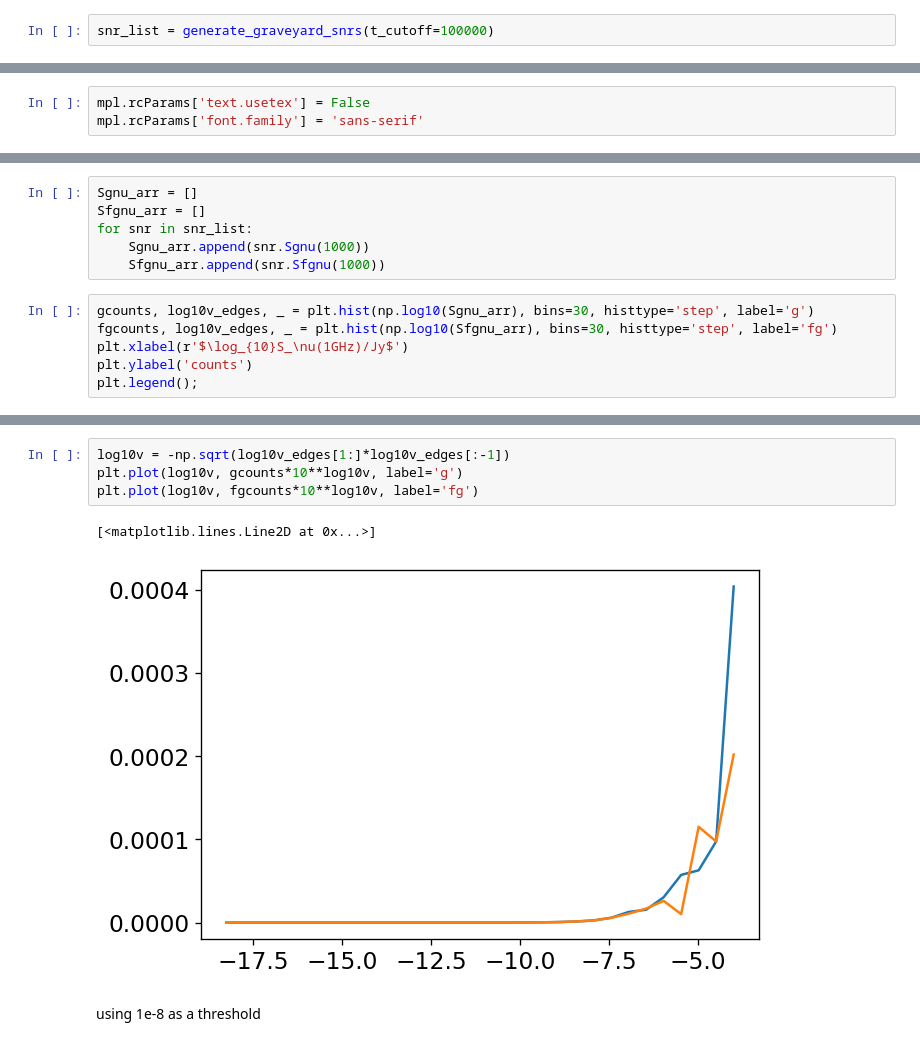
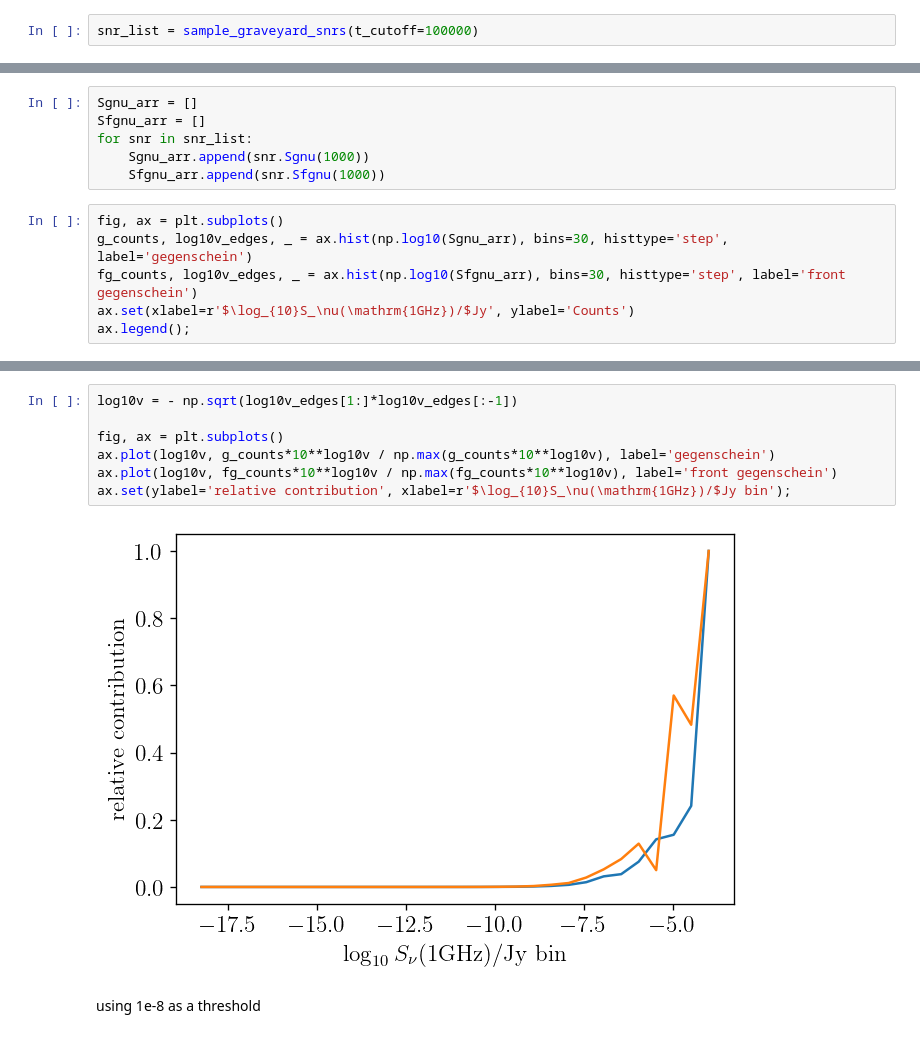
Before and after one commit to yitiansun/axion-mirror, a Jupyter notebook: notebooks/snr_graveyard.ipynb, the cells around one changed output, grey strips where cells are left out. Saved outputs shown, nothing was run; the diff lists cells and outputs as text.

Commit message:
putting things in the graveyard

```diff
--- a/notebooks/snr_graveyard.ipynb
+++ b/notebooks/snr_graveyard.ipynb
@@ -402,3 +260,3 @@ def generate_graveyard_snrs(t_cutoff=100000, verbose=1):
 # %%
-snr_list = generate_graveyard_snrs(t_cutoff=100000)
+snr_list = sample_graveyard_snrs(t_cutoff=100000)
 # %% [output]
@@ -549,9 +401,6 @@ ax.legend();
 [figure]
 # %% [markdown]
 ## 9. When to include in calculation
-# %%
-mpl.rcParams['text.usetex'] = False
-mpl.rcParams['font.family'] = 'sans-serif'
 # %%
 snr_list = load_snr_list(f"../data/SNR/graveyard_realizations/graveyard_tc2e5_20.json")
 # %%
@@ -561,9 +410,9 @@ for snr in snr_list:
     Sgnu_arr.append(snr.Sgnu(1000))
     Sfgnu_arr.append(snr.Sfgnu(1000))
 # %%
-gcounts, log10v_edges, _ = plt.hist(np.log10(Sgnu_arr), bins=30, histtype='step', label='g')
-fgcounts, log10v_edges, _ = plt.hist(np.log10(Sfgnu_arr), bins=30, histtype='step', label='fg')
-plt.xlabel(r'$\log_{10}S_\nu(1GHz)/Jy$')
-plt.ylabel('counts')
-plt.legend();
+fig, ax = plt.subplots()
+g_counts, log10v_edges, _ = ax.hist(np.log10(Sgnu_arr), bins=30, histtype='step', label='gegenschein')
+fg_counts, log10v_edges, _ = ax.hist(np.log10(Sfgnu_arr), bins=30, histtype='step', label='front gegenschein')
+ax.set(xlabel=r'$\log_{10}S_\nu(\mathrm{1GHz})/$Jy', ylabel='Counts')
+ax.legend();
 # %% [output]
@@ -571,9 +420,11 @@ plt.legend();
 # %%
-log10v = -np.sqrt(log10v_edges[1:]*log10v_edges[:-1])
-plt.plot(log10v, gcounts*10**log10v, label='g')
-plt.plot(log10v, fgcounts*10**log10v, label='fg')
+log10v = - np.sqrt(log10v_edges[1:]*log10v_edges[:-1])
+
+fig, ax = plt.subplots()
+ax.plot(log10v, g_counts*10**log10v / np.max(g_counts*10**log10v), label='gegenschein')
+ax.plot(log10v, fg_counts*10**log10v / np.max(fg_counts*10**log10v), label='front gegenschein')
+ax.set(ylabel='relative contribution', xlabel=r'$\log_{10}S_\nu(\mathrm{1GHz})/$Jy bin');
 # %% [output]
-[<matplotlib.lines.Line2D at 0x...>]
-[figure, old version]
+[figure, new version]
 # %% [markdown]
 using 1e-8 as a threshold
```
Also changed, not shown: parts of 26 cells of this notebook, 56 other files.
